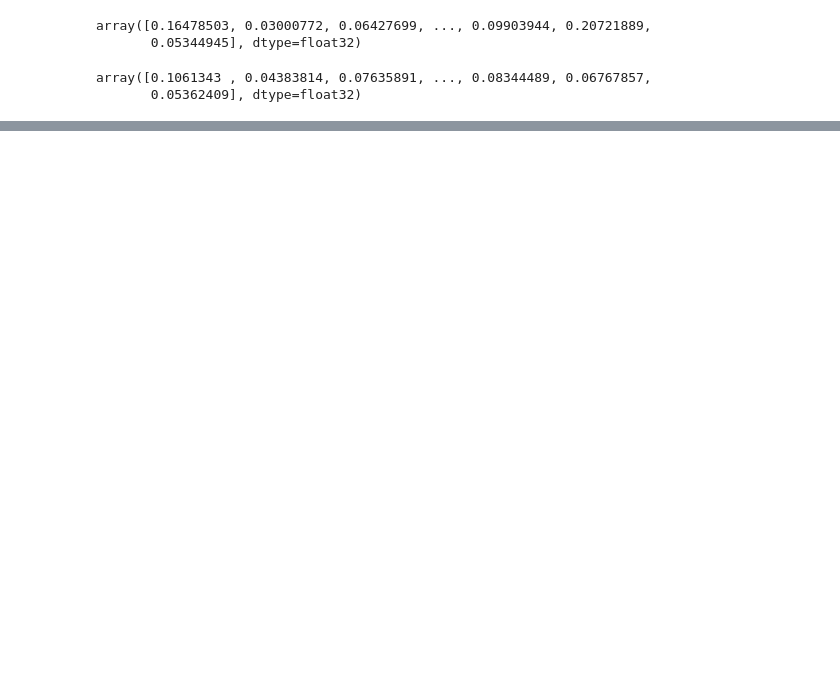
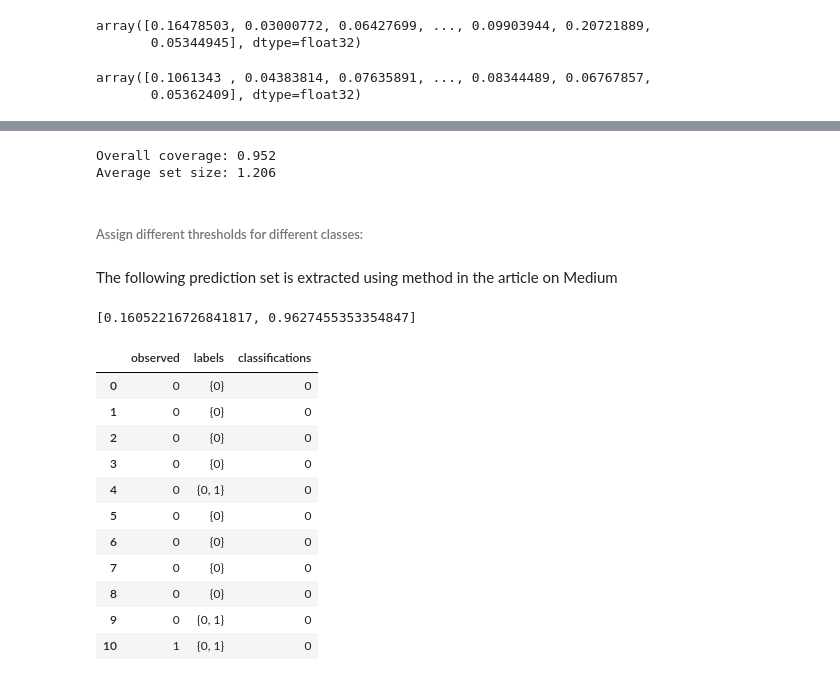
Before and after one commit to haileyvu9/RP, a Jupyter notebook: Research_project_Hailey.ipynb, the cells around one changed output, grey strips where cells are left out. Saved outputs shown, nothing was run; the diff lists cells and outputs as text; code cells hidden in the pictures; blank space fills up the shorter version.

```diff
--- a/Research_project_Hailey.ipynb
+++ b/Research_project_Hailey.ipynb
@@ -616,0 +684,75 @@ Average set size: 1.206
+# %%
+weighted_coverage = get_weighted_coverage(
+    results['Coverage'], results['Class counts'])
+
+weighted_set_size = get_weighted_set_size(
+    results['Average set size'], results['Class counts'])
+
+print (f'Overall coverage: {weighted_coverage}')
+print (f'Average set size: {weighted_set_size}')
+# %% [output]
+Overall coverage: 0.952
+Average set size: 1.206
+# %% [markdown]
+###### Assign different thresholds for different classes:
+# %% [markdown]
+The following prediction set is extracted using method in the article on Medium
+# %%
+# Set alpha (1 - coverage)
+alpha = 0.05
+thresholds = []
+# Get predicted probabilities for calibration set
+y_pred_score_calib = lda.predict_proba(X_calib)
+# Get 95th percentile score for each class's s-scores
+for class_label in range(n_classes):
+    mask = y_calib == class_label
+    y_cal_prob_class = y_pred_score_calib[mask][:, class_label]
+    s_scores = 1 - y_cal_prob_class
+    q = (1 - alpha) * 100
+    class_size = mask.sum()
+    correction = (class_size + 1) / class_size
+    q *= correction
+    threshold = np.percentile(s_scores, q)
+    thresholds.append(threshold)
+
+print(thresholds)
+# %% [output]
+[0.16052216726841817, 0.9627455353354847]
+# %%
+# Get Si scores for test set
+predicted_proba = lda.predict_proba(X_test)
+si_scores = 1 - predicted_proba
+
+# For each class, check whether each instance is below the threshold
+prediction_sets = []
+for i in range(n_classes):
+    prediction_sets.append(si_scores[:, i] <= thresholds[i])
+prediction_sets = np.array(prediction_sets).T
+
+# Get prediction set labels and show first 10
+prediction_set_labels = get_prediction_set_labels(prediction_sets, class_labels)
+
+# Get standard predictions
+y_pred = lda.predict(X_test)
+
+# Collate predictions
+results_sets = pd.DataFrame()
+results_sets['observed'] = [class_labels[i] for i in y_test]
+results_sets['labels'] = get_prediction_set_labels(prediction_sets, class_labels)
+results_sets['classifications'] = [class_labels[i] for i in y_pred]
+
+# Show first 10 results
+results_sets.head(11)
+# %% [output]
+|  | observed | labels | classifications |
+| 0 | 0 | {0} | 0 |
+| 1 | 0 | {0} | 0 |
+| 2 | 0 | {0} | 0 |
+| 3 | 0 | {0} | 0 |
+| 4 | 0 | {0, 1} | 0 |
+| 5 | 0 | {0} | 0 |
+| 6 | 0 | {0} | 0 |
+| 7 | 0 | {0} | 0 |
+| 8 | 0 | {0} | 0 |
+| 9 | 0 | {0, 1} | 0 |
+| 10 | 1 | {0, 1} | 0 |
```
Also changed, not shown: parts of 45 cells of this notebook.
